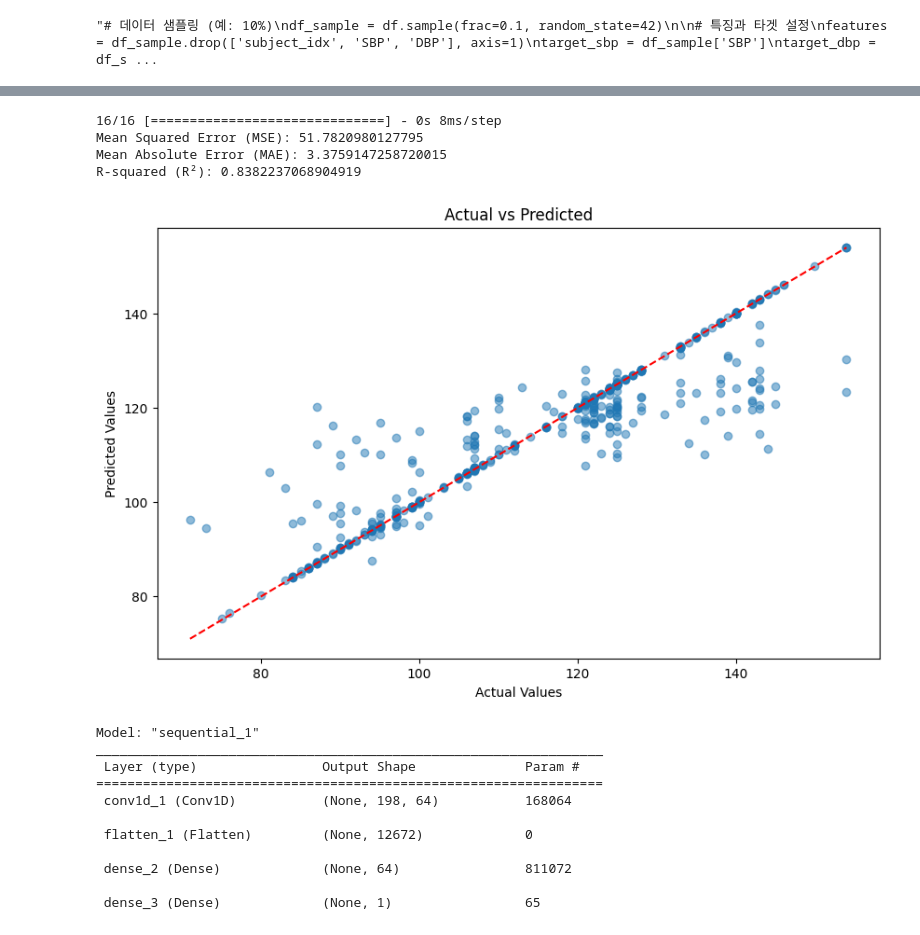
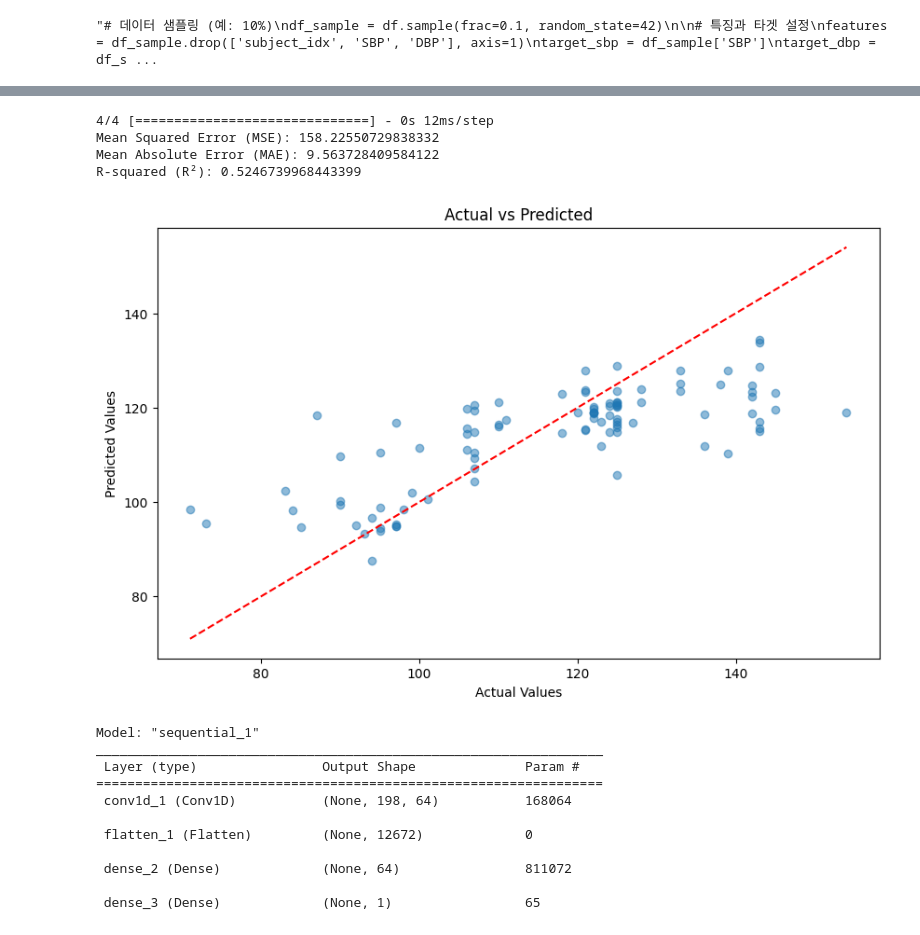
Before and after one commit to Uchan99/AI-Study, a Jupyter notebook: PaperWork/PPG/MIMIC-III_CNN(240817)_20000sample.ipynb, the cells around one changed output, grey strips where cells are left out. Cells and saved outputs as stored; diff of their text form; code cells hidden in the pictures.

```diff
--- a/PaperWork/PPG/MIMIC-III_CNN(240817)_20000sample.ipynb
+++ b/PaperWork/PPG/MIMIC-III_CNN(240817)_20000sample.ipynb
@@ -301,31 +301,31 @@ plt.show()
 # %%
 from sklearn.metrics import mean_squared_error, mean_absolute_error, r2_score
 
-predy = model.predict(X_sbp)
+predy = model.predict(X_test_sbp)
 
 # 평가 지표 계산
-mse = mean_squared_error(y_sbp, predy)
-mae = mean_absolute_error(y_sbp, predy)
-r2 = r2_score(y_sbp, predy)
+mse = mean_squared_error(y_test_sbp, predy)
+mae = mean_absolute_error(y_test_sbp, predy)
+r2 = r2_score(y_test_sbp, predy)
 
 print(f"Mean Squared Error (MSE): {mse}")
 print(f"Mean Absolute Error (MAE): {mae}")
 print(f"R-squared (R²): {r2}")
 
 # 실제값과 예측값 비교 시각화
 plt.figure(figsize=(10, 6))
-plt.scatter(y_sbp, predy, alpha=0.5)
-plt.plot([y_sbp.min(), y_sbp.max()], [y_sbp.min(), y_sbp.max()], 'r--')  # y=x 선
+plt.scatter(y_test_sbp, predy, alpha=0.5)
+plt.plot([y_test_sbp.min(), y_test_sbp.max()], [y_test_sbp.min(), y_test_sbp.max()], 'r--')  # y=x 선
 plt.xlabel('Actual Values')
 plt.ylabel('Predicted Values')
 plt.title('Actual vs Predicted')
 plt.show()
 # %% [output]
-16/16 [==============================] - 0s 8ms/step
-Mean Squared Error (MSE): 51.7820980127795
-Mean Absolute Error (MAE): 3.3759147258720015
-R-squared (R²): 0.8382237068904919
+4/4 [==============================] - 0s 12ms/step
+Mean Squared Error (MSE): 158.22550729838332
+Mean Absolute Error (MAE): 9.563728409584122
+R-squared (R²): 0.5246739968443399
-[figure, old version]
+[figure, new version]
 # %%
 n_timesteps,n_features,n_outputs= X_train_dbp.shape[1],X_train_dbp.shape[2],y_train_dbp.shape[1]
 # %%
```
Also changed, not shown: parts of 9 cells of this notebook.
